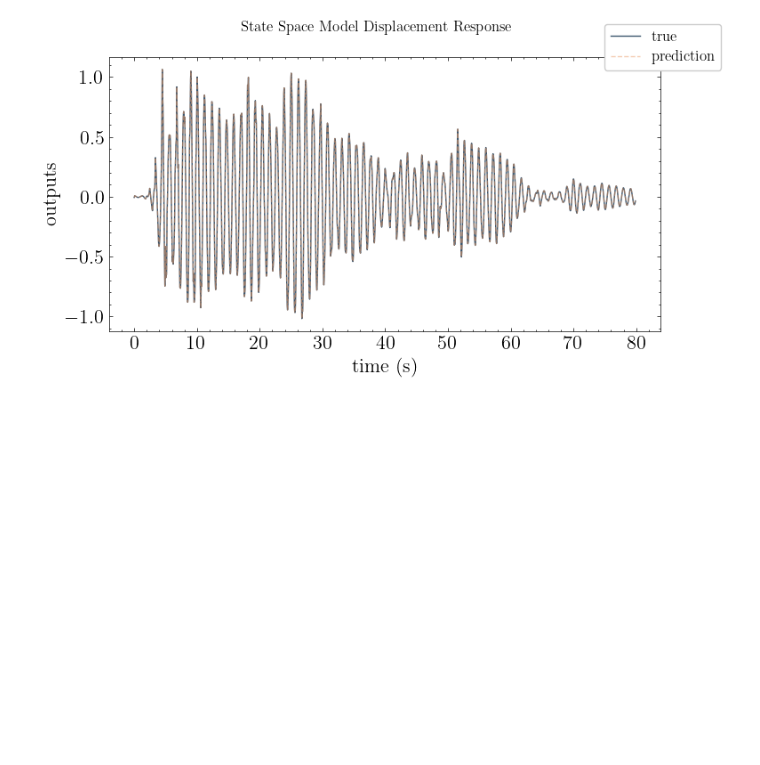
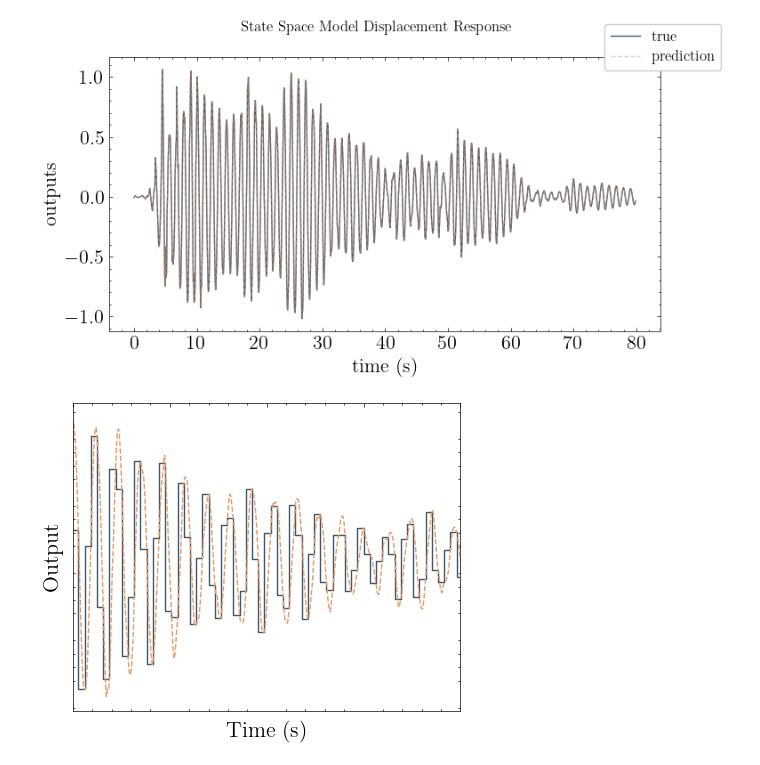
Before and after one commit to chrystalchern/mdof, a Jupyter notebook: notebooks/02_SISO_Event.ipynb, the cells around one changed output. Drawn from its saved outputs; the diff is of its cells as text; code cells hidden in the pictures; blank space fills up the shorter version.

```diff
--- a/notebooks/02_SISO_Event.ipynb
+++ b/notebooks/02_SISO_Event.ipynb
@@ -115,3 +123,16 @@ out_ssid = forced_response(ss(*realization,dt*conf.decimation), U=decimate(input
 plot_pred(ytrue=decimate(outputs,conf.decimation), models=out_ssid, t=decimate(t,conf.decimation), title="State Space Model Displacement Response")
 # %% [output]
 [figure]
+# %%
+color_cycle = plt.rcParams['axes.prop_cycle'].by_key()['color']
+fig, ax = plt.subplots(figsize=(5,4))
+ax.step(decimate(t,conf.decimation*16),decimate(outputs,conf.decimation*16),label="true")
+ax.plot(decimate(t,conf.decimation),decimate(out_ssid[0,:],1),"--",label=f"prediction")
+ax.set_xlabel("Time (s)")# , fontsize=13)
+ax.set_ylabel("Output")# , fontsize=13)
+ax.set_xlim((25,45))
+plt.tick_params(left = False, right = False , labelleft = False ,
+                labelbottom = False, bottom = False);
+# fig.legend(fontsize=12, frameon=True, framealpha=1);
+# %% [output]
+[figure, added]
```
Also changed, not shown: parts of 1 cell of this notebook, 3 other files.
